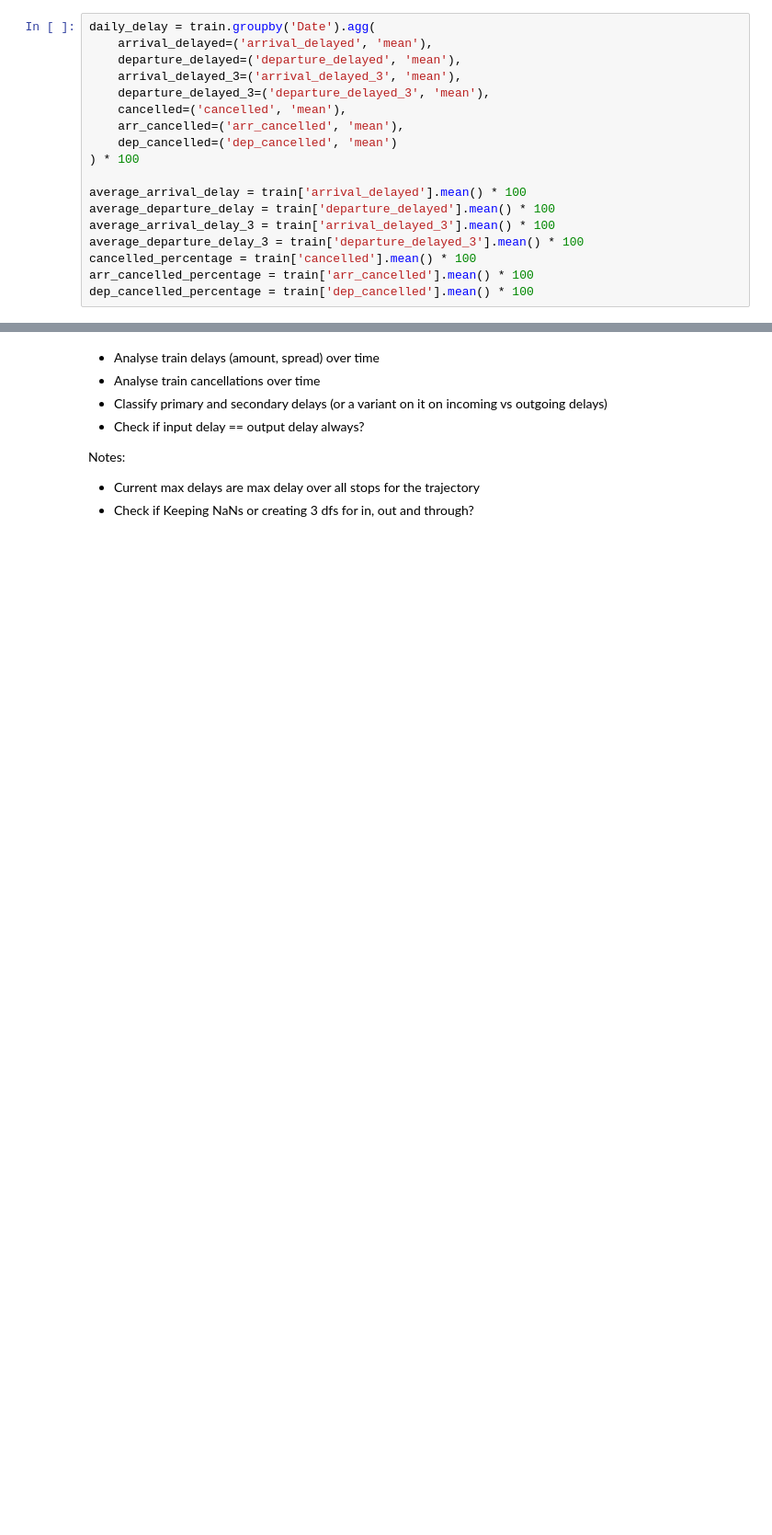
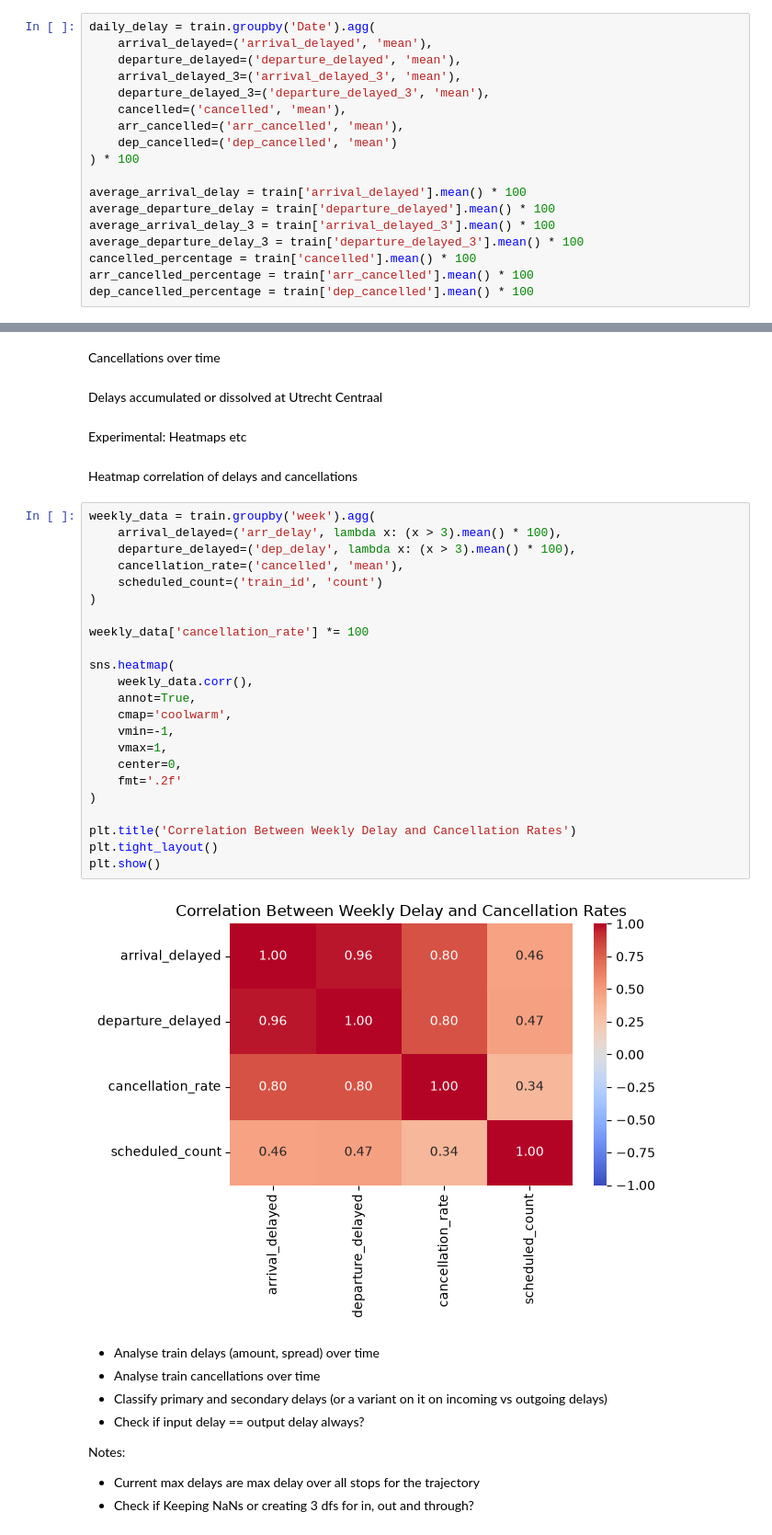
Before and after one commit to nicklj100/group20_til6022_project, a Jupyter notebook: period_selection.ipynb, the cells around one changed output, grey strips where cells are left out. Shown at 92% size. Cells and saved outputs as stored; diff of their text form; blank space fills up the shorter version.

```diff
--- a/period_selection.ipynb
+++ b/period_selection.ipynb
@@ -231,3 +309,36 @@ duplicates
+# %% [markdown]
+Cancellations over time
+# %% [markdown]
+Delays accumulated or dissolved at Utrecht Centraal
+# %% [markdown]
+Experimental: Heatmaps etc
+# %% [markdown]
+Heatmap correlation of delays and cancellations
+# %%
+weekly_data = train.groupby('week').agg(
+    arrival_delayed=('arr_delay', lambda x: (x > 3).mean() * 100),
+    departure_delayed=('dep_delay', lambda x: (x > 3).mean() * 100),
+    cancellation_rate=('cancelled', 'mean'),
+    scheduled_count=('train_id', 'count')
+)
+
+weekly_data['cancellation_rate'] *= 100
+
+sns.heatmap(
+    weekly_data.corr(),
+    annot=True,
+    cmap='coolwarm',
+    vmin=-1,
+    vmax=1,
+    center=0,
+    fmt='.2f'
+)
+
+plt.title('Correlation Between Weekly Delay and Cancellation Rates')
+plt.tight_layout()
+plt.show()
+# %% [output]
+[figure, added]
 # %% [markdown]
 - Analyse train delays (amount, spread) over time
 - Analyse train cancellations over time
```
Also changed, not shown: parts of 12 cells of this notebook.
